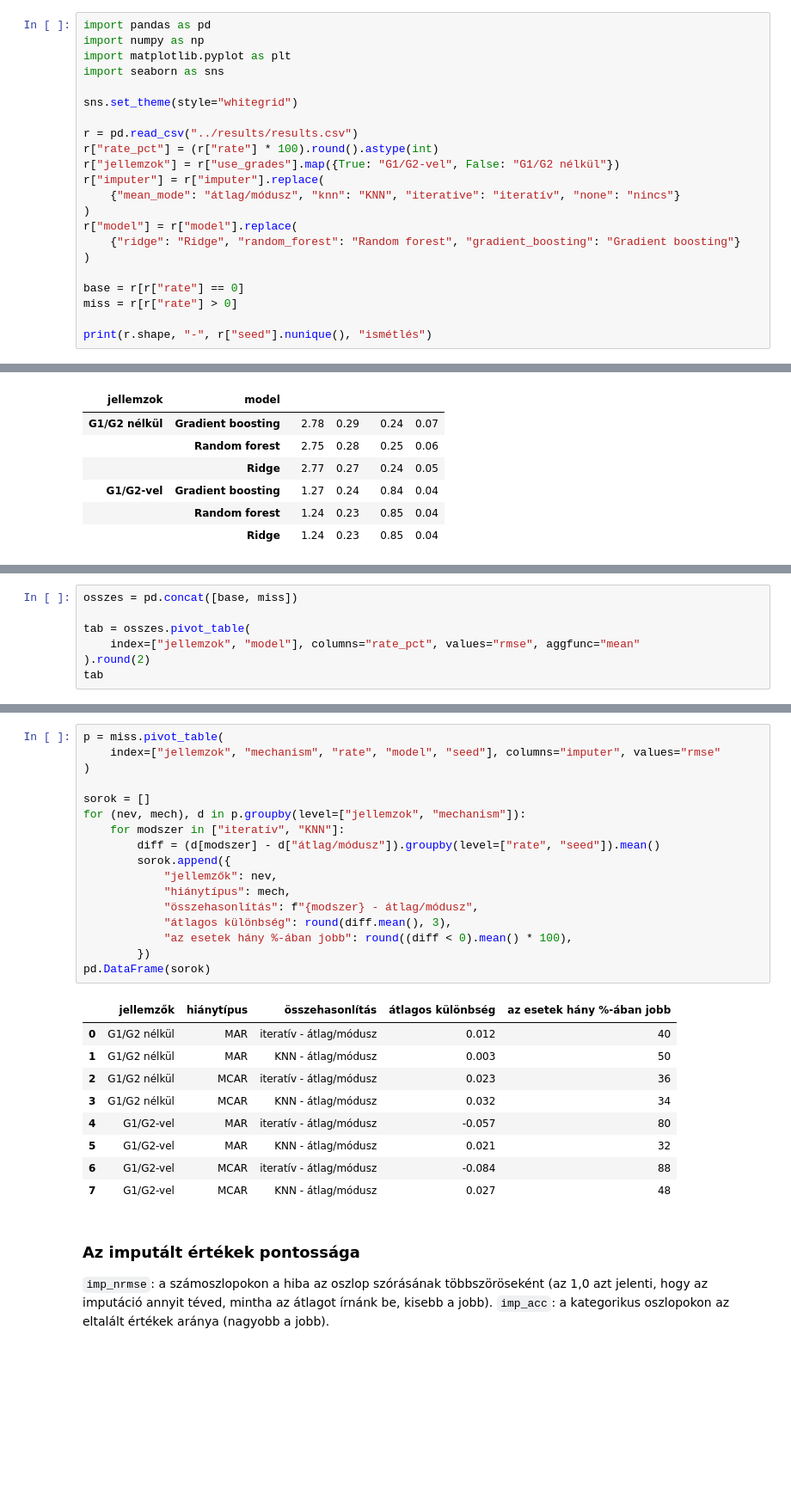
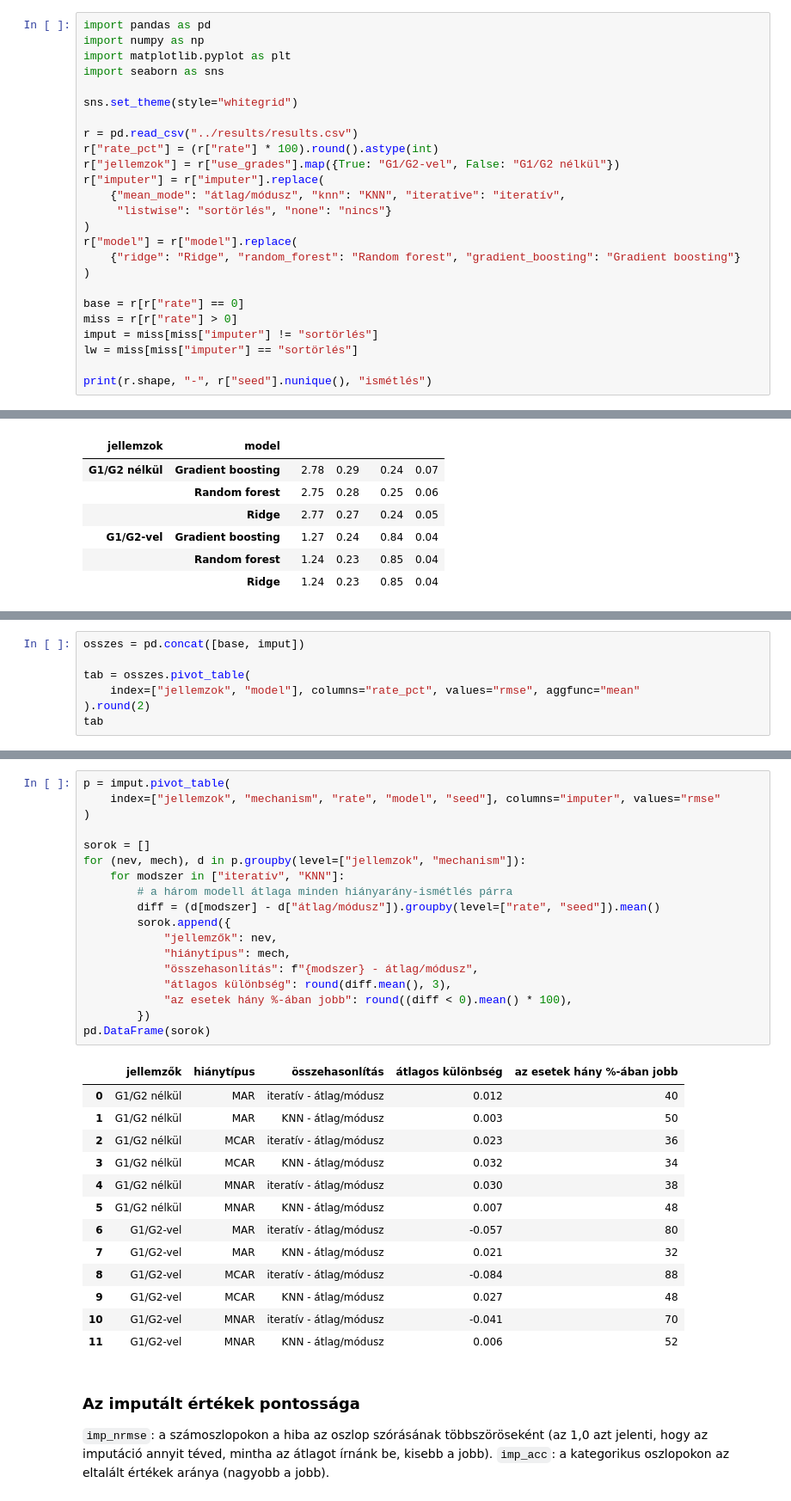
Before and after one commit to veronikavarga128/hianyzo-adatok, a Jupyter notebook: notebooks/02_analysis.ipynb, the cells around one changed output, grey strips where cells are left out. Shown at 86% size. Saved outputs shown, nothing was run; the diff lists cells and outputs as text; blank space fills up the shorter version.

```diff
--- a/notebooks/02_analysis.ipynb
+++ b/notebooks/02_analysis.ipynb
@@ -14,7 +14,8 @@ r = pd.read_csv("../results/results.csv")
 r["rate_pct"] = (r["rate"] * 100).round().astype(int)
 r["jellemzok"] = r["use_grades"].map({True: "G1/G2-vel", False: "G1/G2 nélkül"})
 r["imputer"] = r["imputer"].replace(
-    {"mean_mode": "átlag/módusz", "knn": "KNN", "iterative": "iteratív", "none": "nincs"}
+    {"mean_mode": "átlag/módusz", "knn": "KNN", "iterative": "iteratív",
+     "listwise": "sortörlés", "none": "nincs"}
 )
 r["model"] = r["model"].replace(
     {"ridge": "Ridge", "random_forest": "Random forest", "gradient_boosting": "Gradient boosting"}
@@ -22,6 +23,8 @@ r["model"] = r["model"].replace(
 
 base = r[r["rate"] == 0]
 miss = r[r["rate"] > 0]
+imput = miss[miss["imputer"] != "sortörlés"]
+lw = miss[miss["imputer"] == "sortörlés"]
 
 print(r.shape, "-", r["seed"].nunique(), "ismétlés")
 # %% [output]
@@ -49,5 +52,5 @@ A 0% az alapeset. A többi pontnál az átlag az összes imputációs módszeren
 # %%
-osszes = pd.concat([base, miss])
+osszes = pd.concat([base, imput])
 
 tab = osszes.pivot_table(
     index=["jellemzok", "model"], columns="rate_pct", values="rmse", aggfunc="mean"
@@ -121,30 +124,35 @@ Az átlagok közti különbségek kicsik, ezért páros összehasonlítást is l
 # %%
-p = miss.pivot_table(
+p = imput.pivot_table(
     index=["jellemzok", "mechanism", "rate", "model", "seed"], columns="imputer", values="rmse"
 )
 
 sorok = []
 for (nev, mech), d in p.groupby(level=["jellemzok", "mechanism"]):
     for modszer in ["iteratív", "KNN"]:
+        # a három modell átlaga minden hiányarány-ismétlés párra
         diff = (d[modszer] - d["átlag/módusz"]).groupby(level=["rate", "seed"]).mean()
         sorok.append({
             "jellemzők": nev,
             "hiánytípus": mech,
             "összehasonlítás": f"{modszer} - átlag/módusz",
             "átlagos különbség": round(diff.mean(), 3),
             "az esetek hány %-ában jobb": round((diff < 0).mean() * 100),
         })
 pd.DataFrame(sorok)
 # %% [output]
 |  | jellemzők | hiánytípus | összehasonlítás | átlagos különbség | az esetek hány %-ában jobb |
 | 0 | G1/G2 nélkül | MAR | iteratív - átlag/módusz | 0.012 | 40 |
 | 1 | G1/G2 nélkül | MAR | KNN - átlag/módusz | 0.003 | 50 |
 | 2 | G1/G2 nélkül | MCAR | iteratív - átlag/módusz | 0.023 | 36 |
 | 3 | G1/G2 nélkül | MCAR | KNN - átlag/módusz | 0.032 | 34 |
-| 4 | G1/G2-vel | MAR | iteratív - átlag/módusz | -0.057 | 80 |
-| 5 | G1/G2-vel | MAR | KNN - átlag/módusz | 0.021 | 32 |
-| 6 | G1/G2-vel | MCAR | iteratív - átlag/módusz | -0.084 | 88 |
-| 7 | G1/G2-vel | MCAR | KNN - átlag/módusz | 0.027 | 48 |
+| 4 | G1/G2 nélkül | MNAR | iteratív - átlag/módusz | 0.030 | 38 |
+| 5 | G1/G2 nélkül | MNAR | KNN - átlag/módusz | 0.007 | 48 |
+| 6 | G1/G2-vel | MAR | iteratív - átlag/módusz | -0.057 | 80 |
+| 7 | G1/G2-vel | MAR | KNN - átlag/módusz | 0.021 | 32 |
+| 8 | G1/G2-vel | MCAR | iteratív - átlag/módusz | -0.084 | 88 |
+| 9 | G1/G2-vel | MCAR | KNN - átlag/módusz | 0.027 | 48 |
+| 10 | G1/G2-vel | MNAR | iteratív - átlag/módusz | -0.041 | 70 |
+| 11 | G1/G2-vel | MNAR | KNN - átlag/módusz | 0.006 | 52 |
 # %% [markdown]
 ### Az imputált értékek pontossága
 
```
Also changed, not shown: parts of 17 cells of this notebook, 5 other files.
